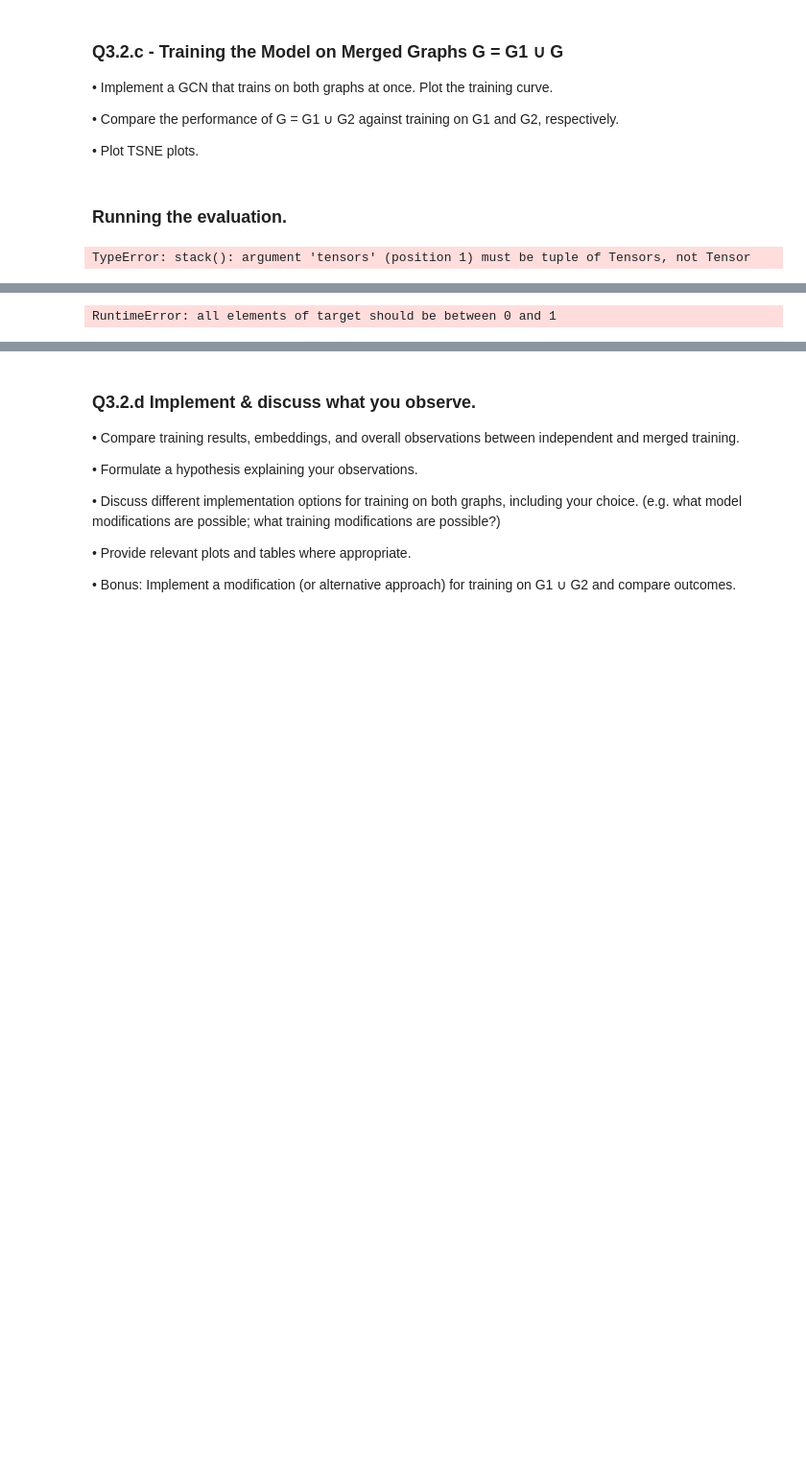
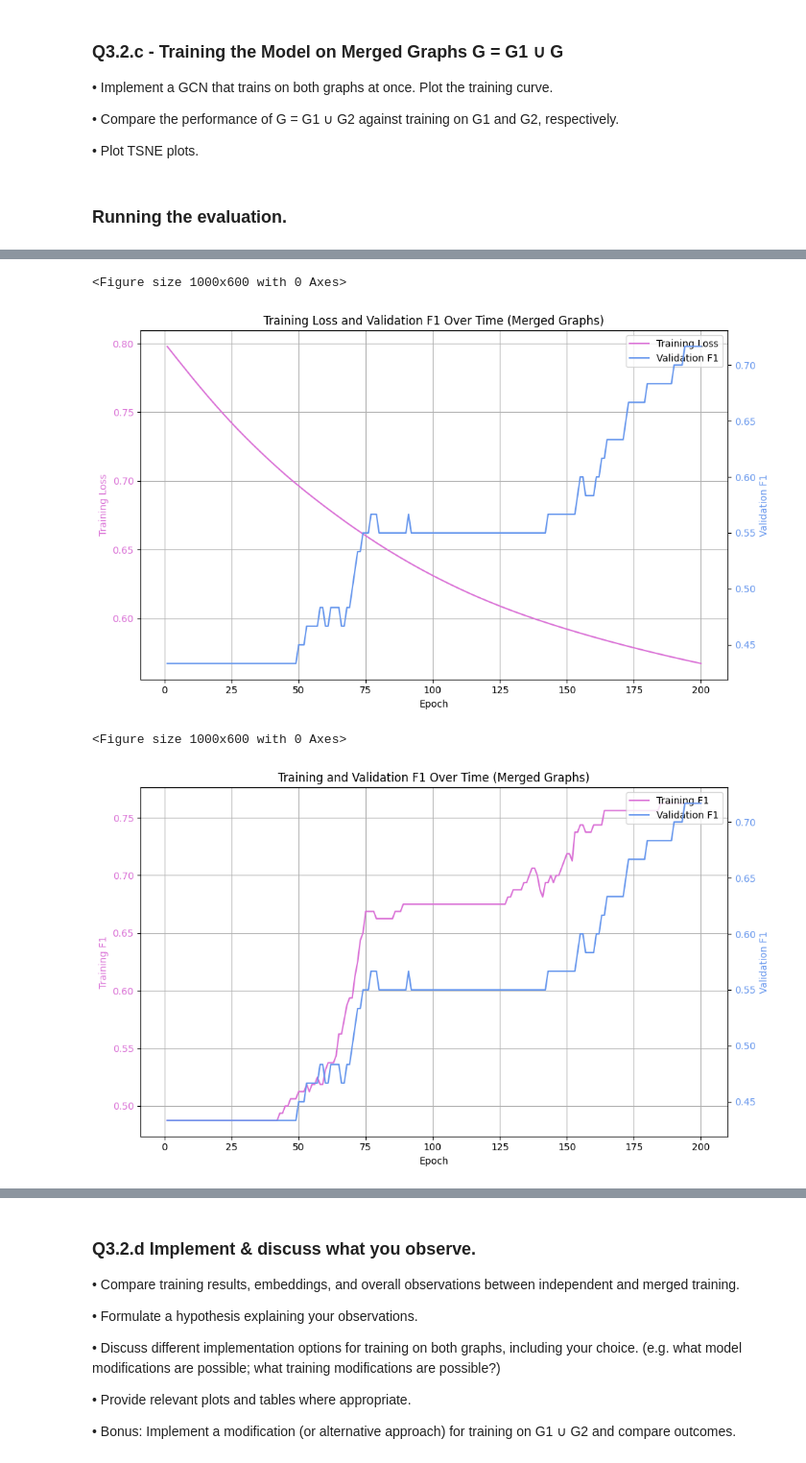
Before and after one commit to belfioreasia/Deep-Graph-Based-Learning, a Jupyter notebook: Coursework/q3_topology.ipynb, the cells around one changed output, grey strips where cells are left out. Shown at 96% size. Drawn from its saved outputs; the diff is of its cells as text; code cells hidden in the pictures; blank space fills up the shorter version.

```diff
--- a/Coursework/q3_topology.ipynb
+++ b/Coursework/q3_topology.ipynb
@@ -903,10 +958,6 @@ def train_G1UG2(G1_train, G1_eval, G2_train, G2_eval, num_epochs=200, lr=0.001,
 # ####################################################
 # %% [markdown]
 ### Running the evaluation.
-# %%
-G1_train[0].shape, G2_train[0].shape, torch.stack(G1_train[0],G2_train[0], dim=0).shape
-# %% [output]
-TypeError: stack(): argument 'tensors' (position 1) must be tuple of Tensors, not Tensor
 # %%
 
 # Load data
@@ -916,9 +967,13 @@ G1_eval = read_json_data(G1_EVAL_DATA_PATH, has_label=True) #returns a list of (
 G2_train = read_json_data(G2_TRAIN_DATA_PATH, has_label=True) #returns a list of (X,A,y) - features, Adj Matrix, per Graph label
 G2_eval = read_json_data(G2_EVAL_DATA_PATH, has_label=True) #returns a list of (X,A,y) - features, Adj Matrix, per Graph label
 
+print("Training on G = {G1 U G2}")
+
 losses, train_f1, val_f1, last_embeddings = train_G1UG2(G1_train, G1_eval, G2_train, G2_eval, num_epochs=200, lr=0.001, verbose=True, return_embeddings=True)
 
-plot_training_and_validation(losses, val_f1)
-for i in range(1, len(last_embeddings)): # Plot all layers
-    plot_tsne(last_embeddings, y, i, save=False, plot_name=f"tSNE_layer_{str(i+1)}")
+plot_training_and_validation(losses, val_f1, graph1_label="Training Loss", graph2_label="Validation F1", x_label="Epoch", title="Training Loss and Validation F1 Over Time (Merged Graphs)", save=False, plot_name="training_validation_f1")
+plot_training_and_validation(train_f1, val_f1, graph1_label="Training F1", graph2_label="Validation F1", x_label="Epoch", title="Training and Validation F1 Over Time (Merged Graphs)", save=False, plot_name="training_validation_f1")
+
+# print(len(last_embeddings))
+plot_tsne(last_embeddings, G1_train[2], save=False, plot_name=f"tSNE_layer_{str(len(last_embeddings))}")
 # %% [output]
@@ -930 +997,4 @@ LayeredGraphNeuralNetwork(
-RuntimeError: all elements of target should be between 0 and 1
+<Figure size 1000x600 with 0 Axes>
+[figure, added]
+<Figure size 1000x600 with 0 Axes>
+[figure, added]
```
Also changed, not shown: parts of 7 cells of this notebook, 4 other files.
